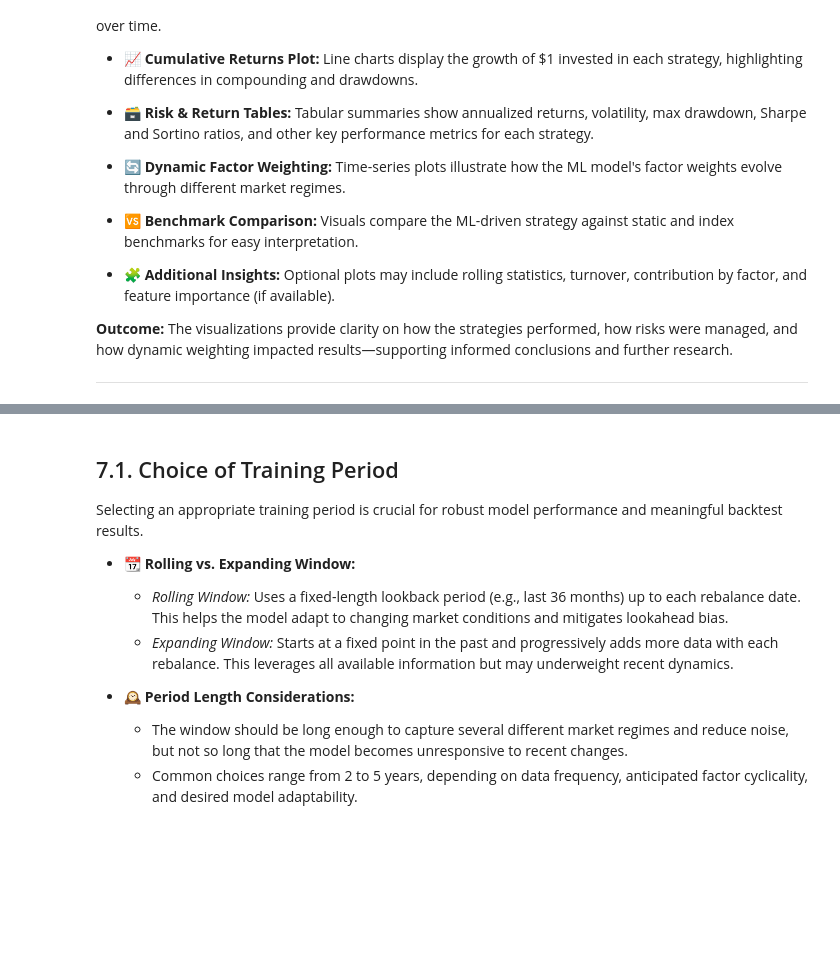
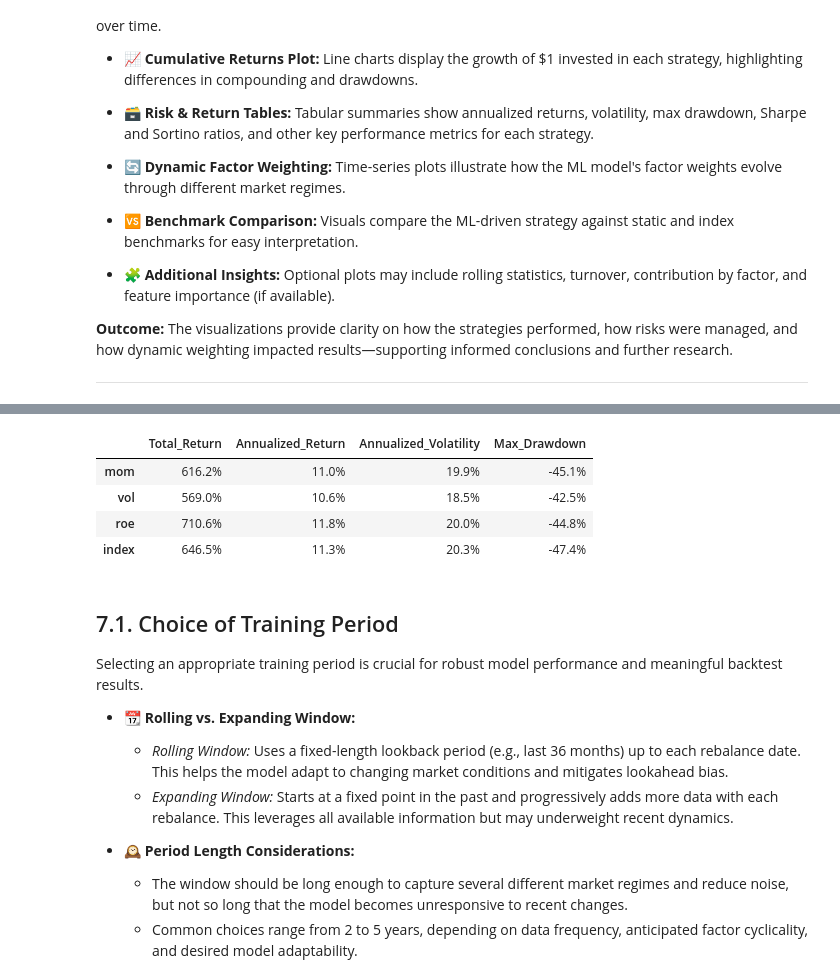
Before and after one commit to zinkjona/CPF_FINAL_PROJECT, a Jupyter notebook: ML_Multifactor.ipynb, the cells around one changed output, grey strips where cells are left out. Cells and saved outputs as stored; diff of their text form; code cells hidden in the pictures; blank space fills up the shorter version.

```diff
--- a/ML_Multifactor.ipynb
+++ b/ML_Multifactor.ipynb
@@ -134 +142,10 @@ results = run_ml_backtests([dict(name="Descriptives")], params_)
+# %%
+df = pd.concat([res['GetStockScores'].factor_stats for res in results])
+display(df.style.format('{:.1%}'))
+# %% [output]
+|  | Total_Return | Annualized_Return | Annualized_Volatility | Max_Drawdown |
+| mom | 616.2% | 11.0% | 19.9% | -45.1% |
+| vol | 569.0% | 10.6% | 18.5% | -42.5% |
+| roe | 710.6% | 11.8% | 20.0% | -44.8% |
+| index | 646.5% | 11.3% | 20.3% | -47.4% |
 # %%
```
Also changed, not shown: parts of 4 cells of this notebook, 1 other file.
